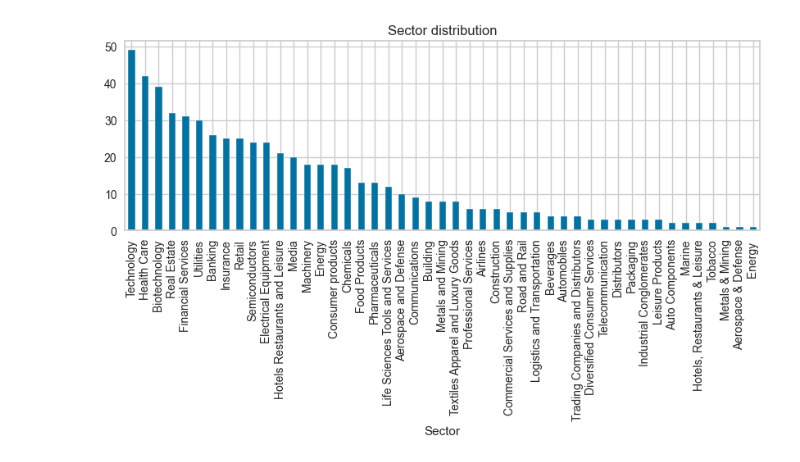
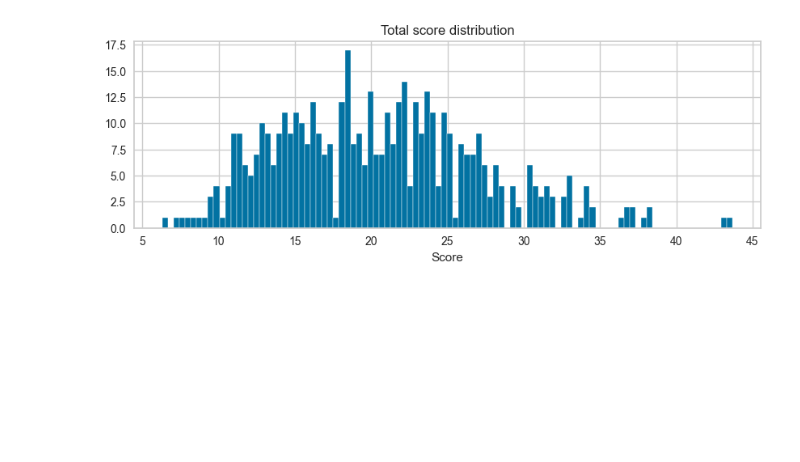
Before and after one commit to mitchchessnoob/portfolio_optimization, a Jupyter notebook: analysis/kmeans_clustering.ipynb, the cells around one changed output. Drawn from its saved outputs; the diff is of its cells as text; code cells hidden in the pictures; blank space fills up the shorter version.

```diff
--- a/analysis/kmeans_clustering.ipynb
+++ b/analysis/kmeans_clustering.ipynb
@@ -70,8 +121,21 @@ fdata = feature_engineering(dataset)
 # %%
 from analysis.data.utils_analysis import create_full_dataset
 ESG = pd.read_csv(r"C:\Users\m.narese\Desktop\THESIS\REPO\portfolio_optimization\analysis\datasets\1\ESG_data.csv")
-stock_data = create_full_dataset(fdata, ESG)
-stock_data = stock_data.drop(columns=["logo", "name", "weburl", "exchange", "last_processing_date", "cik", "currency"])
+stock_data = create_full_dataset(fdata, esg_df)
+stock_data = create_full_dataset(stock_data, ESG)
+stock_data = stock_data.drop(columns=["logo", "name", "weburl", "exchange", "last_processing_date", "cik", "currency",
+                                    "environment_grade",
+                                    "environment_level",
+                                    "social_grade",
+                                    "social_level",
+                                    "governance_grade",
+                                    "governance_level",
+                                    "environment_score",
+                                    "social_score",
+                                    "governance_score",
+                                    "total_score",
+                                    "total_grade",
+                                    "total_level"])
 print(f"The dataset has {stock_data.shape[0]} assets")
 print(f"The dataset has {stock_data.shape[1]-1} predictors:")
 for i in stock_data.columns:
@@ -96,0 +168,17 @@ total_level
+# %%
+outliers = stock_data[
+    (stock_data["Yavg_volatility"] > 0.6) & (stock_data["Yavg_return"] > 0.6)]["Ticker"].unique()
+i = 0
+ds = data_vertical(dataset)
+# plt.subplot(2,1,1)
+for asset in outliers:
+  if asset != "ADTX":
+    prices = np.array(ds[ds["Ticker"] == asset]["Close"])
+    plt.plot(prices, label = asset, color = f"C{i}")
+    plt.legend()
+    i += 1
+# plt.subplot(2,1,2)
+# prices = np.array(ds[ds["Ticker"] == "ADTX"]["Close"])
+# plt.plot(prices, label="ADTX", color = f"C{i}")
+# plt.legend()
+# plt.show()
@@ -96,0 +187,2 @@ total_level
+# %%
+stock_data = stock_data[~stock_data["Ticker"].isin(outliers)].dropna()
@@ -97,10 +201,9 @@ total_level
 # %%
-import matplotlib.pyplot as plt
 plt.figure(figsize=(10,3))
-stock_data["industry"].value_counts().plot(kind="bar")
-
-plt.title("Sector distribution")
-plt.xlabel("Sector")
+# stock_data["totalEsg"].value_counts().plot(kind="hist", bins=10)
+plt.hist(stock_data["totalEsg"], bins=100)
+plt.title("Total score distribution")
+plt.xlabel("Score")
 plt.show()
 # %% [output]
-[figure, old version]
+[figure, new version]
```
Also changed, not shown: parts of 38 cells of this notebook, 2 other files.
